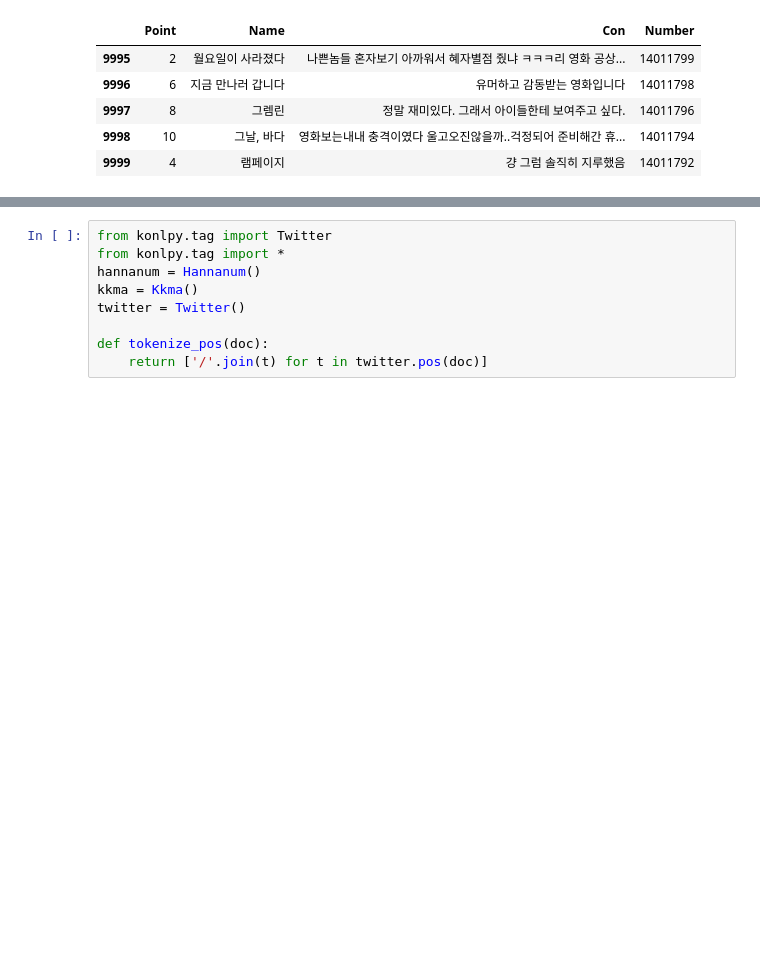
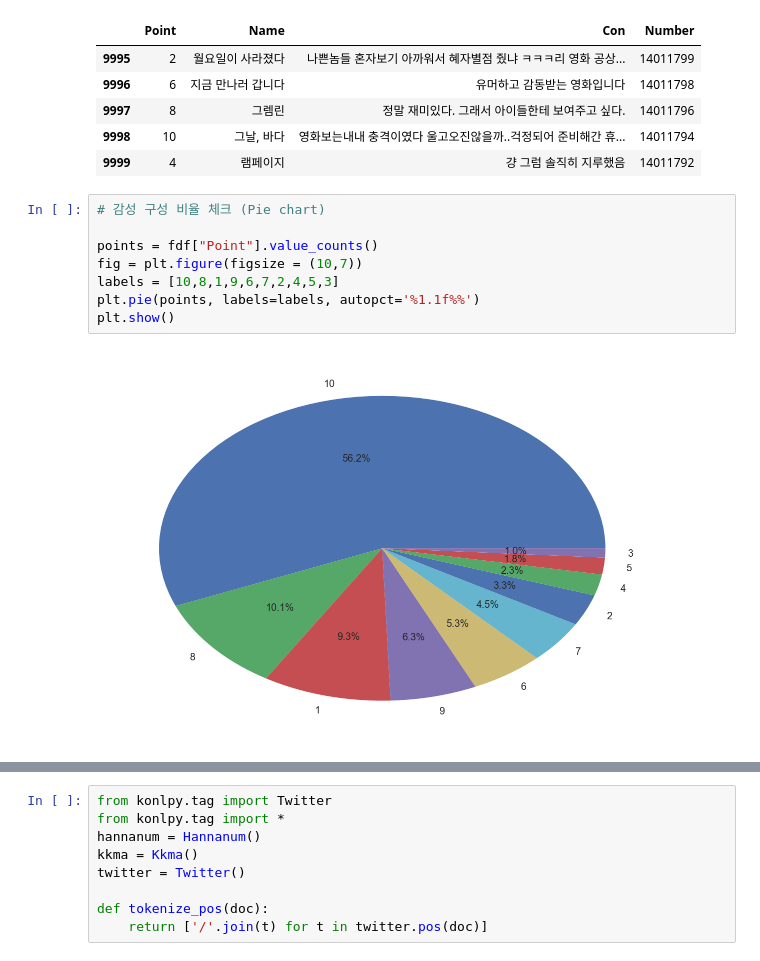
Before and after one commit to UPRMG/Project, a Jupyter notebook: Project/2. Naver_movie/naver movie 감성 분석.ipynb, the cells around one changed output, grey strips where cells are left out. Drawn from its saved outputs; the diff is of its cells as text; blank space fills up the shorter version.

```diff
--- a/Project/2. Naver_movie/naver movie 감성 분석.ipynb
+++ b/Project/2. Naver_movie/naver movie 감성 분석.ipynb
@@ -181,3 +178,13 @@ fdf.tail()
 | 9997 | 8 | 그렘린 | 정말 재미있다. 그래서 아이들한테 보여주고 싶다. | 14011796 |
 | 9998 | 10 | 그날, 바다 | 영화보는내내 충격이였다 울고오진않을까..걱정되어 준비해간 휴... | 14011794 |
 | 9999 | 4 | 램페이지 | 걍 그럼 솔직히 지루했음 | 14011792 |
+# %%
+# 감성 구성 비율 체크 (Pie chart)
+
+points = fdf["Point"].value_counts()
+fig = plt.figure(figsize = (10,7))
+labels = [10,8,1,9,6,7,2,4,5,3]
+plt.pie(points, labels=labels, autopct='%1.1f%%')
+plt.show()
+# %% [output]
+[figure, added]
```
Also changed, not shown: parts of 7 cells of this notebook, 7 other files.
